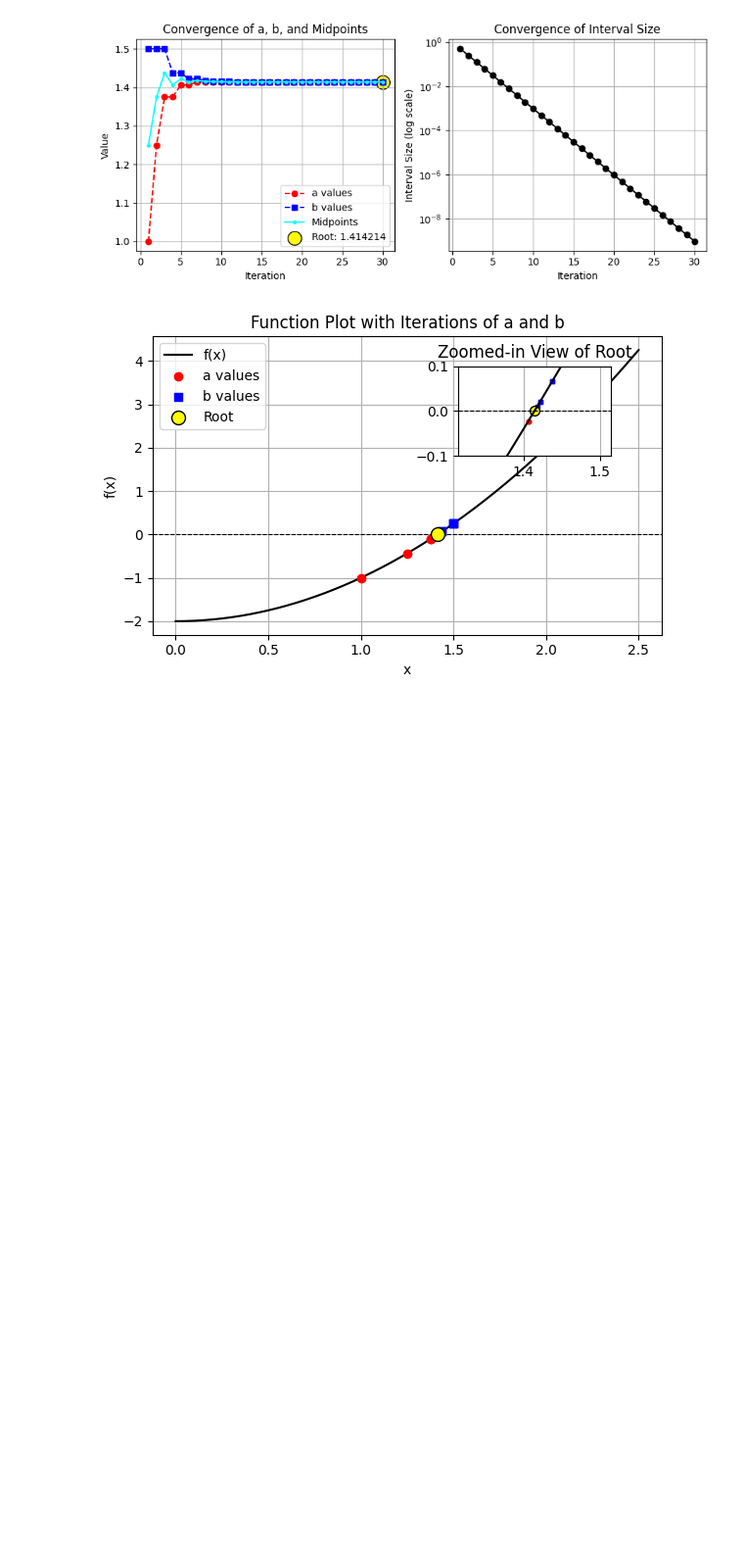
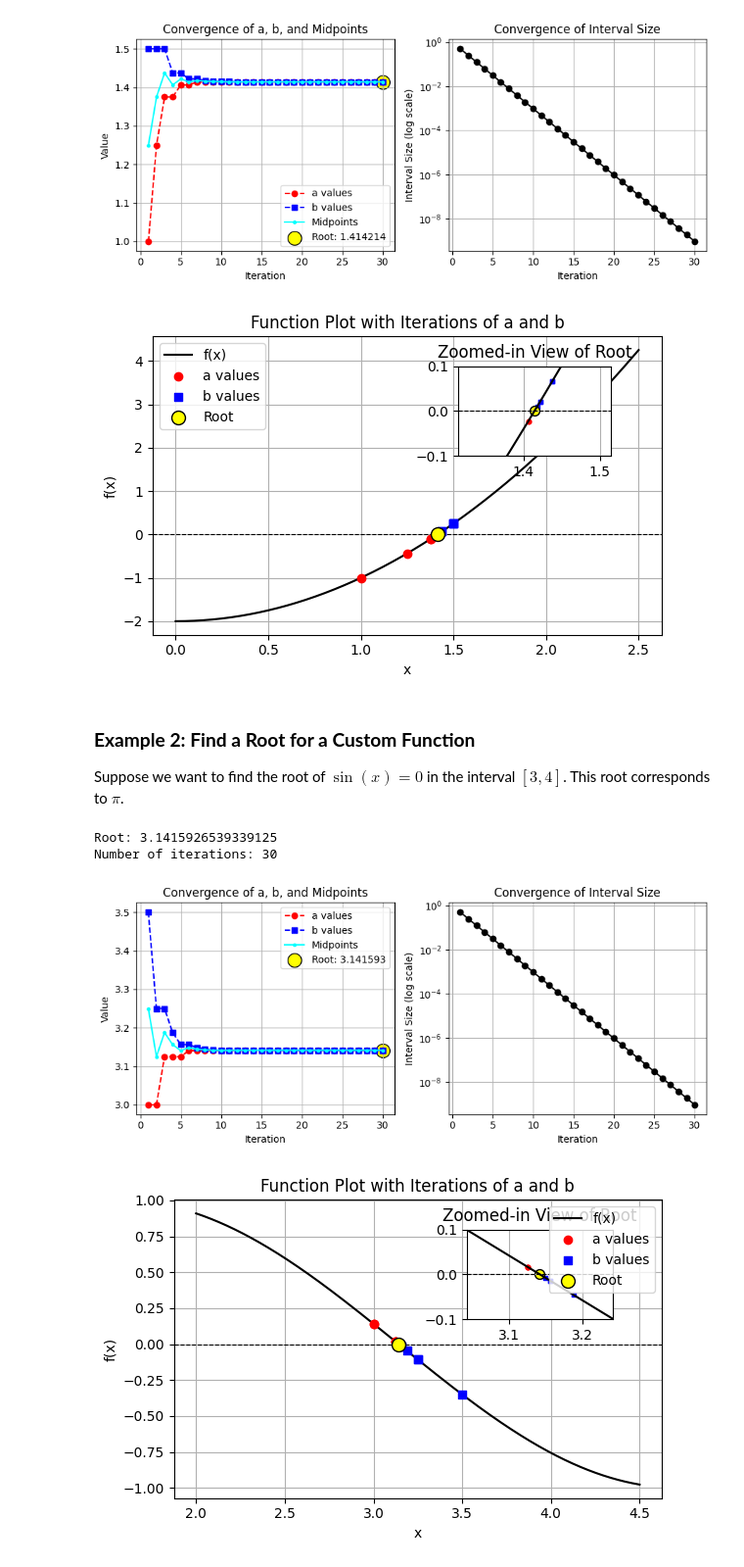
Before and after one commit to dmj-bu/bisection-method, a Jupyter notebook: tutorials/tutorial.ipynb, the cells around one changed output. Shown at 98% size. Drawn from its saved outputs; the diff is of its cells as text; code cells hidden in the pictures; blank space fills up the shorter version.

Commit message:
added example 2 to tutorial

```diff
--- a/tutorials/tutorial.ipynb
+++ b/tutorials/tutorial.ipynb
@@ -32,3 +32,35 @@ Root: 1.4142135619185865
 Number of iterations: 30
 [figure]
 [figure]
+# %% [markdown]
+### **Example 2: Find a Root for a Custom Function**
+
+Suppose we want to find the root of $\sin(x) = 0$ in the interval $[3, 4]$. This root corresponds to $\pi$.
+# %%
+import numpy as np
+
+# Define the function
+def g(x):
+    return np.sin(x)
+
+# Define the bounds
+a = 3.0  # Lower bound
+b = 4.0  # Upper bound
+
+# Call the bisection method
+result = bim.run_bisection_method(fcn=g, a=a, b=b, tol_input=1e-9, tol_output=1e-30)
+
+# Print the result
+print("Root:", result["solution"])
+print("Number of iterations:", result["num_iter"])
+
+# Plot the results
+fig_name_with_path = Path(os.getcwd()).resolve().joinpath("figs").resolve().joinpath("tutorial_2_bisection_results.png").resolve()
+bim.plot_bisection_results(result, fig_name_with_path)
+fig_name_with_path = Path(os.getcwd()).resolve().joinpath("figs").resolve().joinpath("tutorial_2_function_vis.png").resolve()
+bim.plot_function_with_inset(g, result, fig_name_with_path)
+# %% [output]
+Root: 3.1415926539339125
+Number of iterations: 30
+[figure, added]
+[figure, added]
```
